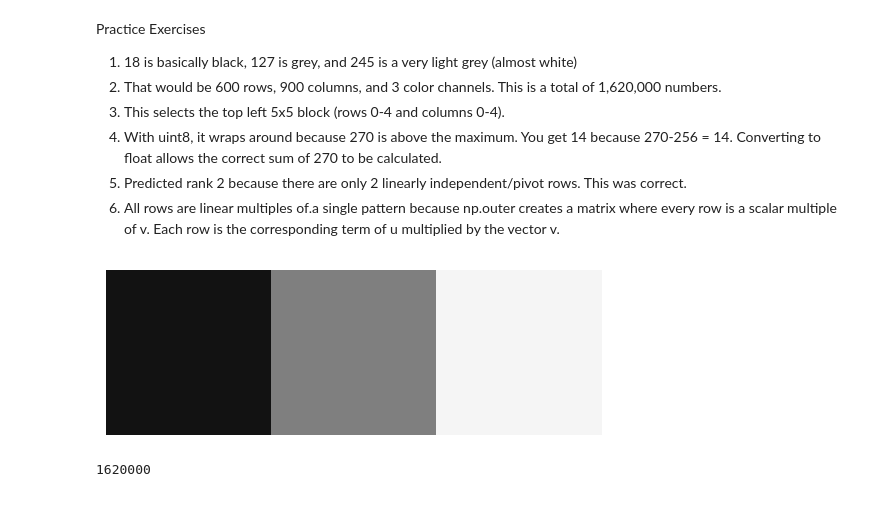
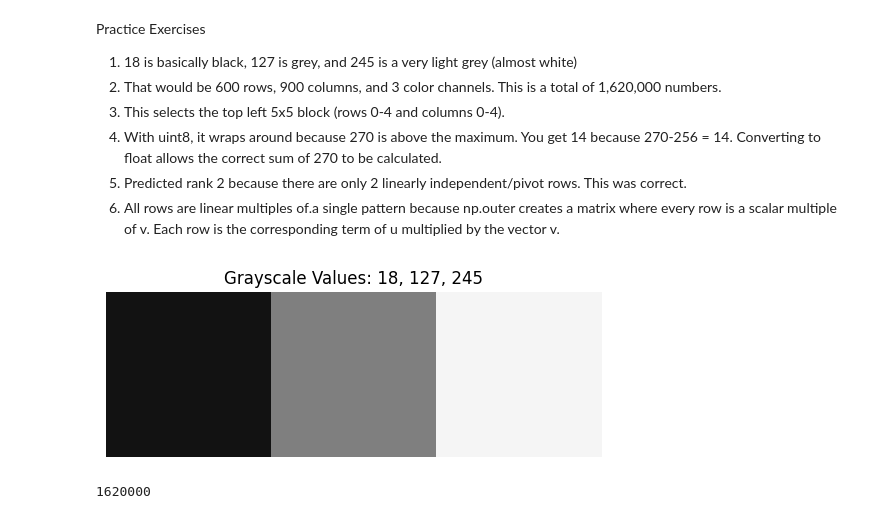
Before and after one commit to TreesaAbraham/svd-image-compression-MATH344L, a Jupyter notebook: notebook/01_image_as_matrix.ipynb, the cells around one changed output. Saved outputs shown, nothing was run; the diff lists cells and outputs as text; code cells hidden in the pictures.

```diff
--- a/notebook/01_image_as_matrix.ipynb
+++ b/notebook/01_image_as_matrix.ipynb
@@ -215,13 +178,14 @@ Practice Exercises
 # %%
 #1
 pixels = np.array([[18, 127, 245]])
 
 plt.imshow(pixels, cmap="gray", vmin=0, vmax=255)
 plt.axis("off")
+plt.title("Grayscale Values: 18, 127, 245")
 plt.show()
 #display grayscale pixels for the different values
 # %% [output]
-[figure, old version]
+[figure, new version]
 # %%
 #2
 600*900*3
```
Also changed, not shown: parts of 15 cells of this notebook.
